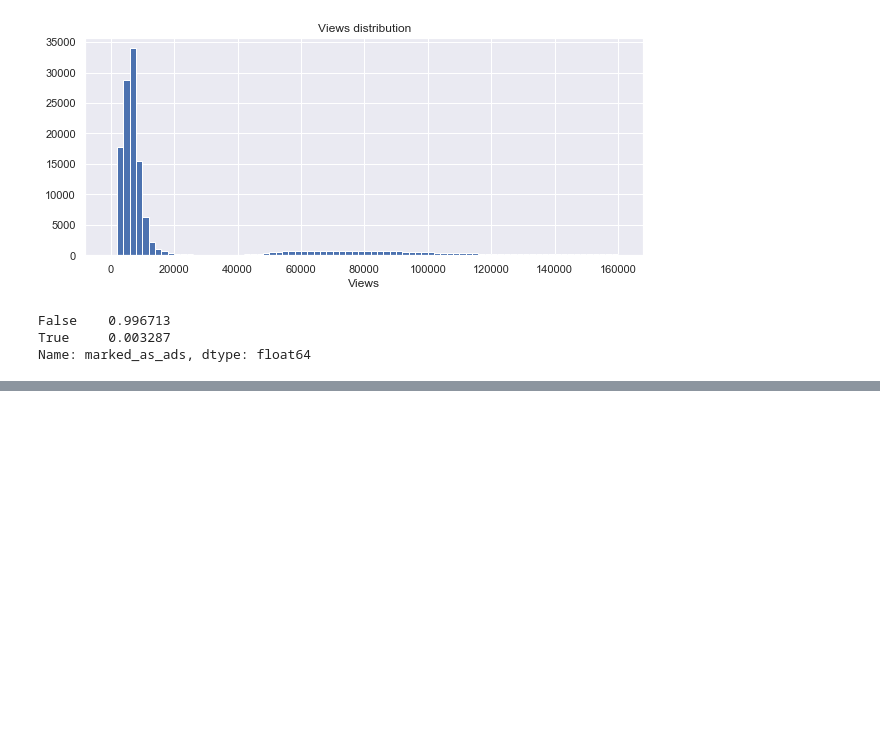
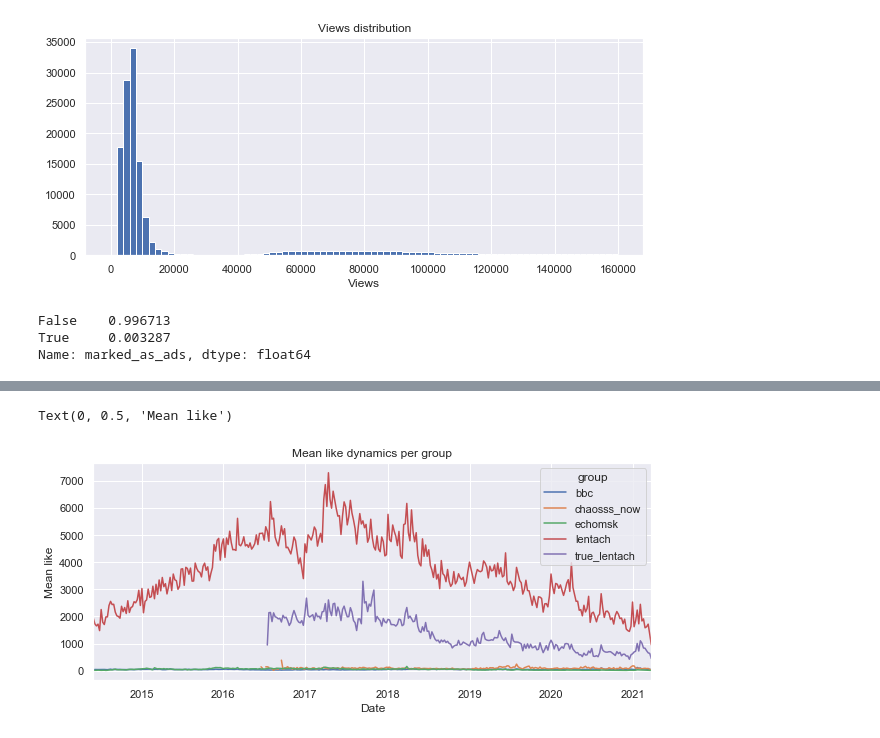
Before and after one commit to oldhroft/news-research, a Jupyter notebook: EDA.ipynb, the cells around one changed output, grey strips where cells are left out. Drawn from its saved outputs; the diff is of its cells as text; code cells hidden in the pictures; blank space fills up the shorter version.

```diff
--- a/EDA.ipynb
+++ b/EDA.ipynb
@@ -143,20 +140,10 @@ px.line(
 # %%
-likes_dynamics_per_group = data.pivot_table(
+data.pivot_table(
     index=pd.Grouper(key='date', freq='w'), columns='group',
     values='likes', aggfunc='mean'
-)['2014-06-01': ]
-trace = [
-    go.Scatter(
-        x=likes_dynamics_per_group.index,
-        y=likes_dynamics_per_group[col], name=col) for col in likes_dynamics_per_group.columns
-]
+)['2014-06-01': ].plot(figsize=(10, 4))
 
-fig = go.Figure(
-    trace,
-    layout={
-        'title': 'Mean like dynamics per group', 'xaxis_title': 'Date',
-        'yaxis_title': 'Mean likes'
-    }
-)
-fig
+plt.title('Mean like dynamics per group')
+plt.xlabel('Date')
+plt.ylabel('Mean like')
 # %% [output]
@@ -164,3 +150,5 @@ fig
+Text(0, 0.5, 'Mean like')
+[figure, added]
 # %%
 reposts_dynamics_per_group = data.pivot_table(
     index=pd.Grouper(key='date', freq='w'), columns='group',
```
Also changed, not shown: parts of 11 cells of this notebook.
